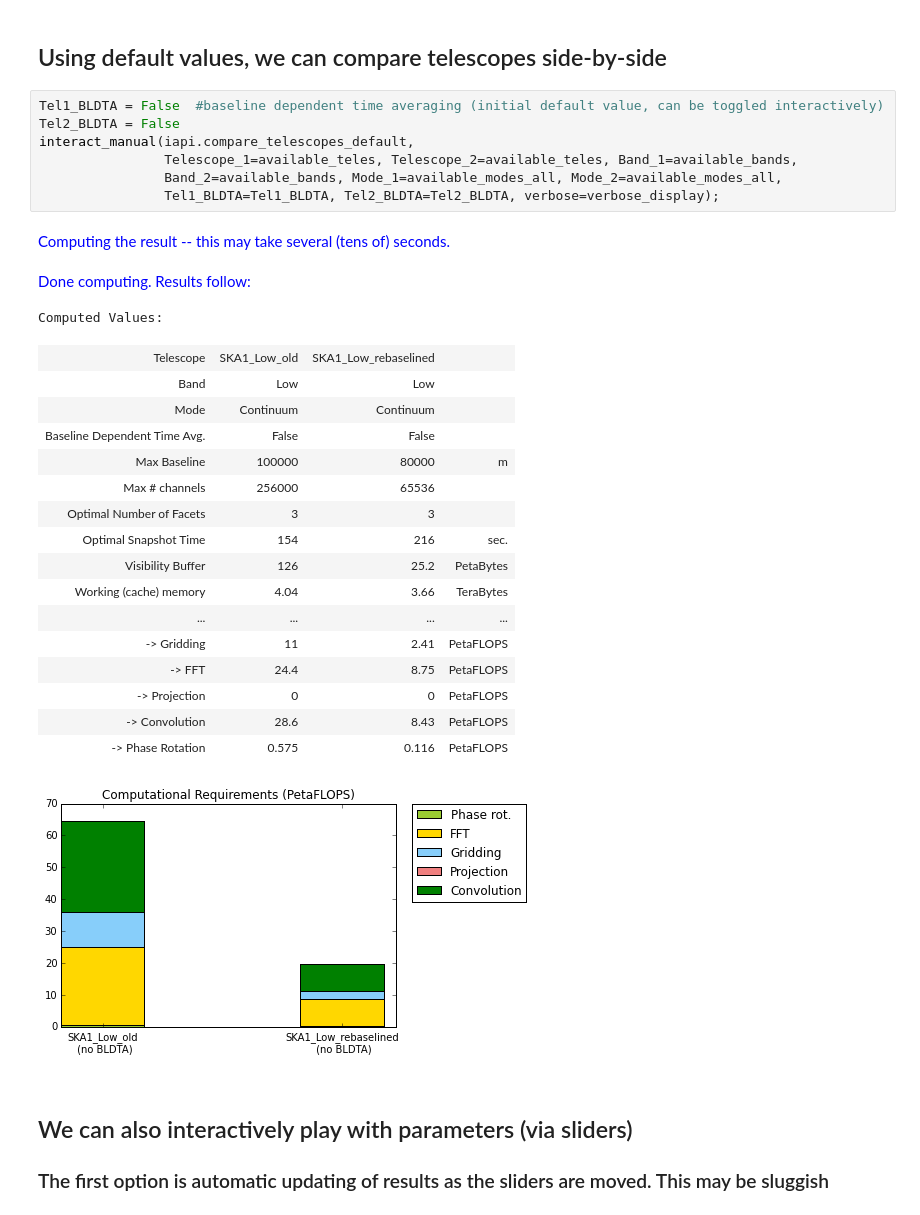
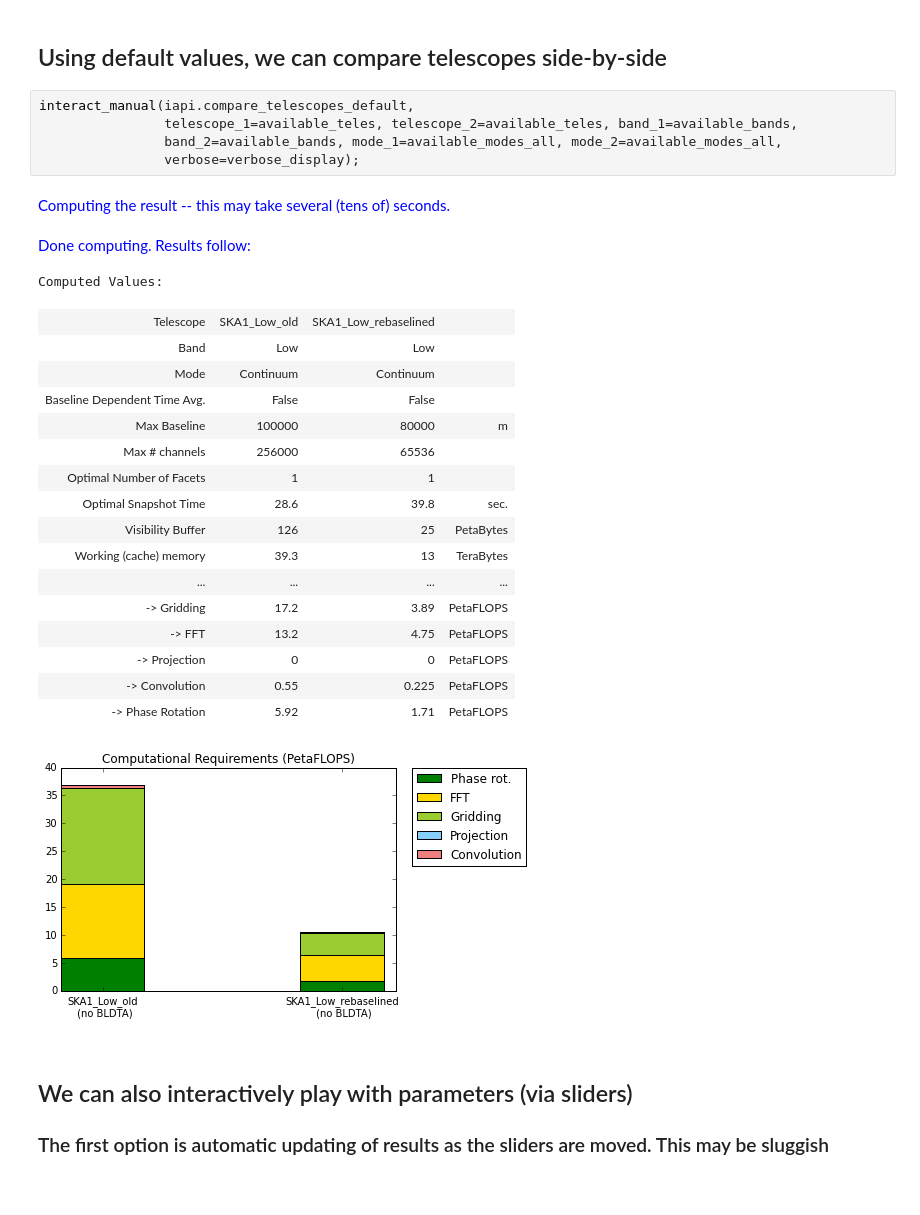
Before and after one commit to top-sim/sdp-par-model, a Jupyter notebook: iPython/SKA1_Imaging_Performance_Model.ipynb, the cells around one changed output. Cells and saved outputs as stored; diff of their text form.

```diff
--- a/iPython/SKA1_Imaging_Performance_Model.ipynb
+++ b/iPython/SKA1_Imaging_Performance_Model.ipynb
@@ -29,34 +29,32 @@ verbose_display = False
 :0: FutureWarning: IPython widgets are experimental and may change in the future.
 # %% [markdown]
 ## Using default values, we can compare telescopes side-by-side
-# %%
-Tel1_BLDTA = False  #baseline dependent time averaging (initial default value, can be toggled interactively)
-Tel2_BLDTA = False
-interact_manual(iapi.compare_telescopes_default,
-                Telescope_1=available_teles, Telescope_2=available_teles, Band_1=available_bands,
-                Band_2=available_bands, Mode_1=available_modes_all, Mode_2=available_modes_all,
-                Tel1_BLDTA=Tel1_BLDTA, Tel2_BLDTA=Tel2_BLDTA, verbose=verbose_display);
-# %% [output]
-Computing the result -- this may take several (tens of) seconds.
-Done computing. Results follow:
-Computed Values:
-| Telescope | SKA1_Low_old | SKA1_Low_rebaselined |  |
-| Band | Low | Low |  |
-| Mode | Continuum | Continuum |  |
-| Baseline Dependent Time Avg. | False | False |  |
-| Max Baseline | 100000 | 80000 | m |
-| Max # channels | 256000 | 65536 |  |
-| Optimal Number of Facets | 3 | 3 |  |
-| Optimal Snapshot Time | 154 | 216 | sec. |
-| Visibility Buffer | 126 | 25.2 | PetaBytes |
-| Working (cache) memory | 4.04 | 3.66 | TeraBytes |
-| ... | ... | ... | ... |
-| -> Gridding | 11 | 2.41 | PetaFLOPS |
-| -> FFT | 24.4 | 8.75 | PetaFLOPS |
-| -> Projection | 0 | 0 | PetaFLOPS |
-| -> Convolution | 28.6 | 8.43 | PetaFLOPS |
-| -> Phase Rotation | 0.575 | 0.116 | PetaFLOPS |
-[figure, removed]
+# %%
+interact_manual(iapi.compare_telescopes_default,
+                telescope_1=available_teles, telescope_2=available_teles, band_1=available_bands,
+                band_2=available_bands, mode_1=available_modes_all, mode_2=available_modes_all,
+                verbose=verbose_display);
+# %% [output]
+Computing the result -- this may take several (tens of) seconds.
+Done computing. Results follow:
+Computed Values:
+| Telescope | SKA1_Low_old | SKA1_Low_rebaselined |  |
+| Band | Low | Low |  |
+| Mode | Continuum | Continuum |  |
+| Baseline Dependent Time Avg. | False | False |  |
+| Max Baseline | 100000 | 80000 | m |
+| Max # channels | 256000 | 65536 |  |
+| Optimal Number of Facets | 1 | 1 |  |
+| Optimal Snapshot Time | 28.6 | 39.8 | sec. |
+| Visibility Buffer | 126 | 25 | PetaBytes |
+| Working (cache) memory | 39.3 | 13 | TeraBytes |
+| ... | ... | ... | ... |
+| -> Gridding | 17.2 | 3.89 | PetaFLOPS |
+| -> FFT | 13.2 | 4.75 | PetaFLOPS |
+| -> Projection | 0 | 0 | PetaFLOPS |
+| -> Convolution | 0.55 | 0.225 | PetaFLOPS |
+| -> Phase Rotation | 5.92 | 1.71 | PetaFLOPS |
+[figure, added]
 # %% [markdown]
 ## We can also interactively play with parameters (via sliders)
 
```
Also changed, not shown: parts of 4 cells of this notebook, 3 other files.
